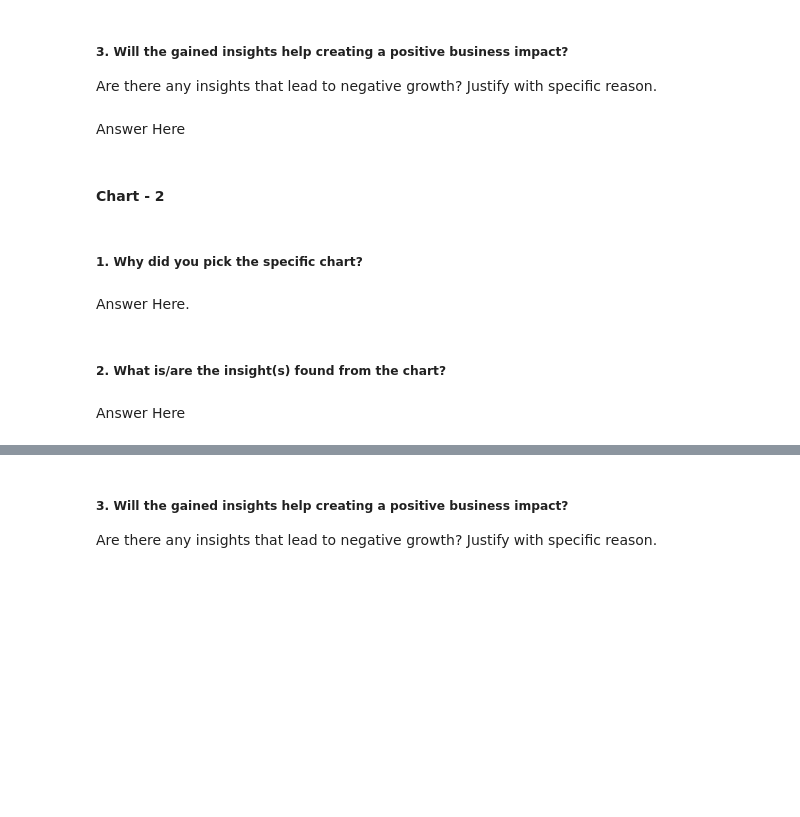
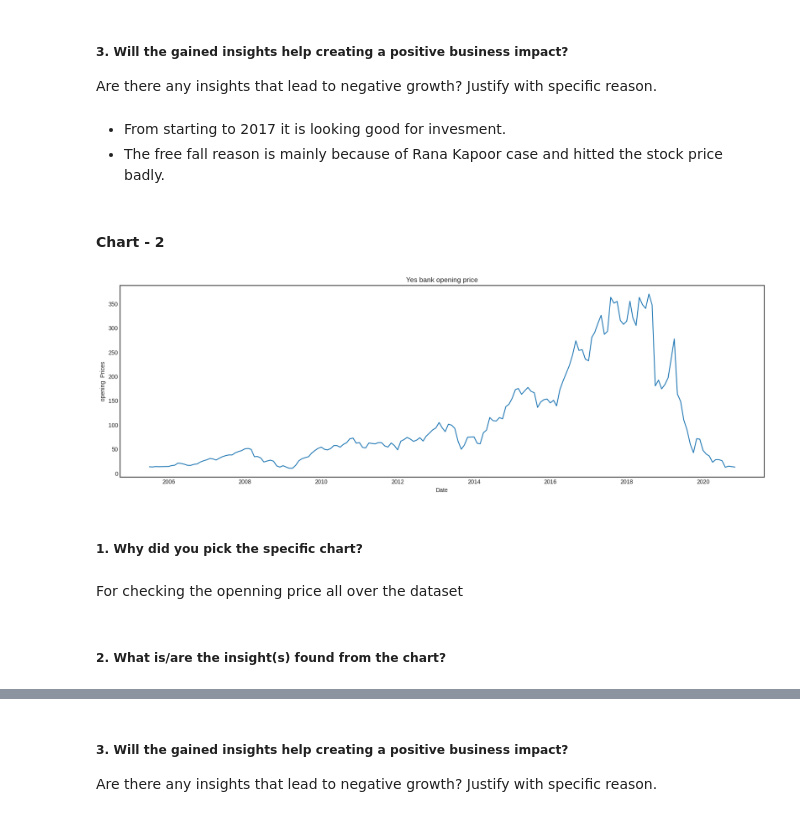
Before and after one commit to saidul-mondal-au7/Yes_Bank_Stock_Closing_Price_Prediction, a Jupyter notebook: Yes_Bank_Stock_Closing_Price_Prediction.ipynb, the cells around one changed output, grey strips where cells are left out. Drawn from its saved outputs; the diff is of its cells as text; code cells hidden in the pictures; blank space fills up the shorter version.

```diff
--- a/Yes_Bank_Stock_Closing_Price_Prediction.ipynb
+++ b/Yes_Bank_Stock_Closing_Price_Prediction.ipynb
@@ -176,7 +270,8 @@ Answer Here
 # %% [markdown]
 ##### 3. Will the gained insights help creating a positive business impact?
 Are there any insights that lead to negative growth? Justify with specific reason.
-# %% [markdown]
-Answer Here
+# %% [markdown]
+* From starting to 2017 it is looking good for invesment.<br>
+* The free fall reason is mainly because of Rana Kapoor case and hitted the stock price badly.
 # %% [markdown]
 #### Chart - 2
@@ -185,8 +278,16 @@ Answer Here
+# %%
+# Chart - 2 visualization code
+plt.figure(figsize=(20,6))
+plt.xlabel('Date')
+plt.ylabel('opening  Prices')
+plt.plot(df['Open'])
+plt.title('Yes bank opening price')
+plt.show()
+# %% [output]
+[figure, added]
 # %% [markdown]
 ##### 1. Why did you pick the specific chart?
-# %% [markdown]
-Answer Here.
+# %% [markdown]
+For checking the openning price all over the dataset
 # %% [markdown]
 ##### 2. What is/are the insight(s) found from the chart?
-# %% [markdown]
-Answer Here
```
Also changed, not shown: parts of 78 cells of this notebook.
